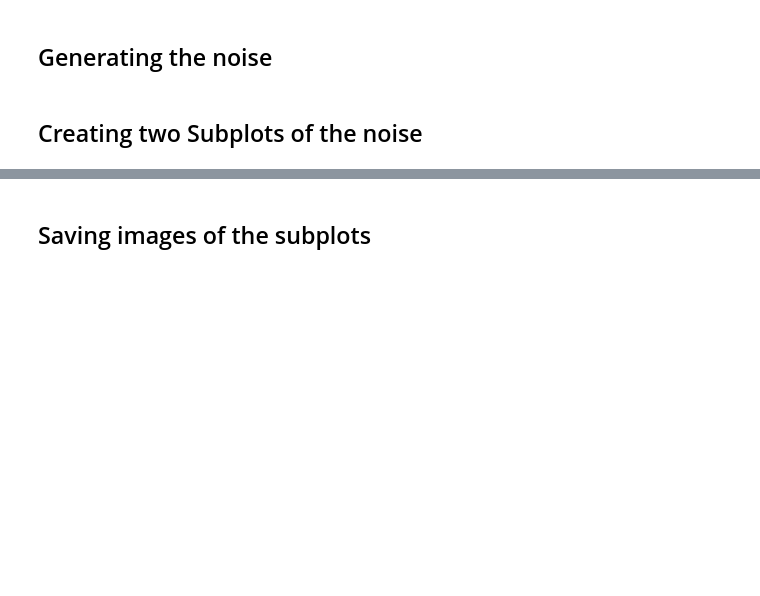
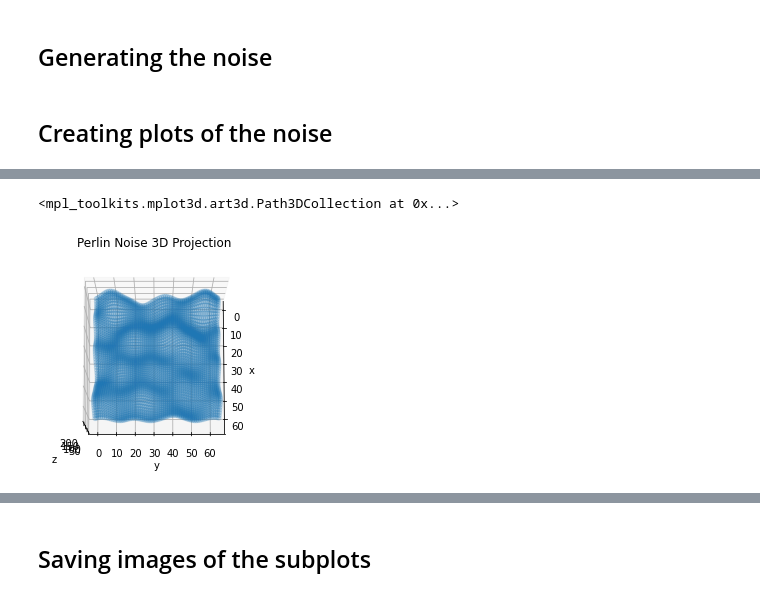
Before and after one commit to gavinkhung/terrain-generator, a Jupyter notebook: terrain.ipynb, the cells around one changed output, grey strips where cells are left out. Drawn from its saved outputs; the diff is of its cells as text; code cells hidden in the pictures; blank space fills up the shorter version.

Commit message:
animated perlin noise

```diff
--- a/terrain.ipynb
+++ b/terrain.ipynb
@@ -70,13 +71,13 @@ class PerlinNoise:
 # %%
 n = PerlinNoise()
 
-def generate_map(width, height, frequency):
+def generate_map(x_0, x_n, y_0, y_n, frequency):
     x_line = np.array([])
     y_line = np.array([])
     z_line = np.array([])
 
-    for x in range(width):
-       for y in range(height):
+    for x in range(x_0, x_n):
+       for y in range(y_0, y_n):
           dx = x/float(width)
           dy = y/float(height)
 
@@ -94,16 +95,23 @@ width = 64
 height = 64
 frequency = 4
 
-x_line, y_line, z_line = generate_map(width, height, frequency)
+x_line, y_line, z_line = generate_map(0, width, 0, height, frequency)
 # %% [markdown]
-## Creating two Subplots of the noise
+## Creating plots of the noise
 # %%
-fig1, ax1 = plt.subplots(subplot_kw=dict(projection='3d'))
-ax1.set_title('Interactive 3D Projection')
-ax1.set_xlabel('x')
-ax1.set_ylabel('y')
-ax1.set_zlabel('z')
+def create_3d_plot():
+    fig = plt.figure()
+    ax = plt.axes(projection='3d')
 
-ax1.scatter(x_line, y_line, z_line, 'gray', alpha=0.2)
-ax1.view_init(80, 0)
+    ax.set_title('Perlin Noise 3D Projection')
+    ax.set_xlabel('x')
+    ax.set_ylabel('y')
+    ax.set_zlabel('z')
+
+    ax.view_init(80, 0)
+
+    return fig, ax
+
+fig1, ax = create_3d_plot()
+ax.scatter(x_line, y_line, z_line, 'gray', alpha=0.2)
 # %% [output]
@@ -112,3 +118,5 @@ ax1.view_init(80, 0)
+<mpl_toolkits.mplot3d.art3d.Path3DCollection at 0x...>
+[figure, added]
 # %%
 fig2, ax2 = plt.subplots()
 ax2.set_title('Perlin Noise')
```
Also changed, not shown: parts of 4 cells of this notebook, 3 other files.
